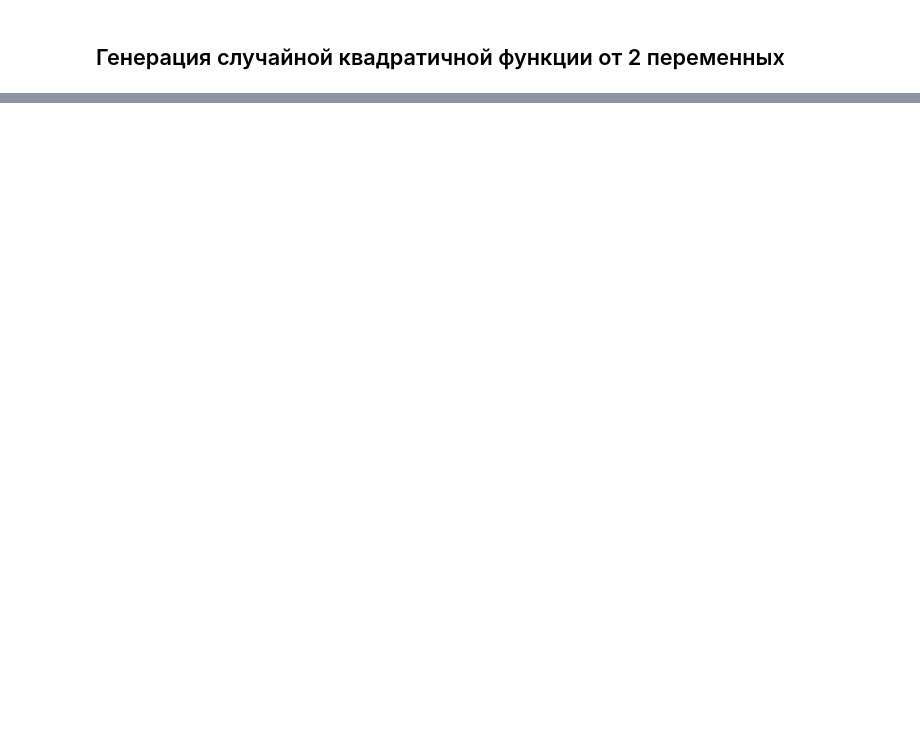
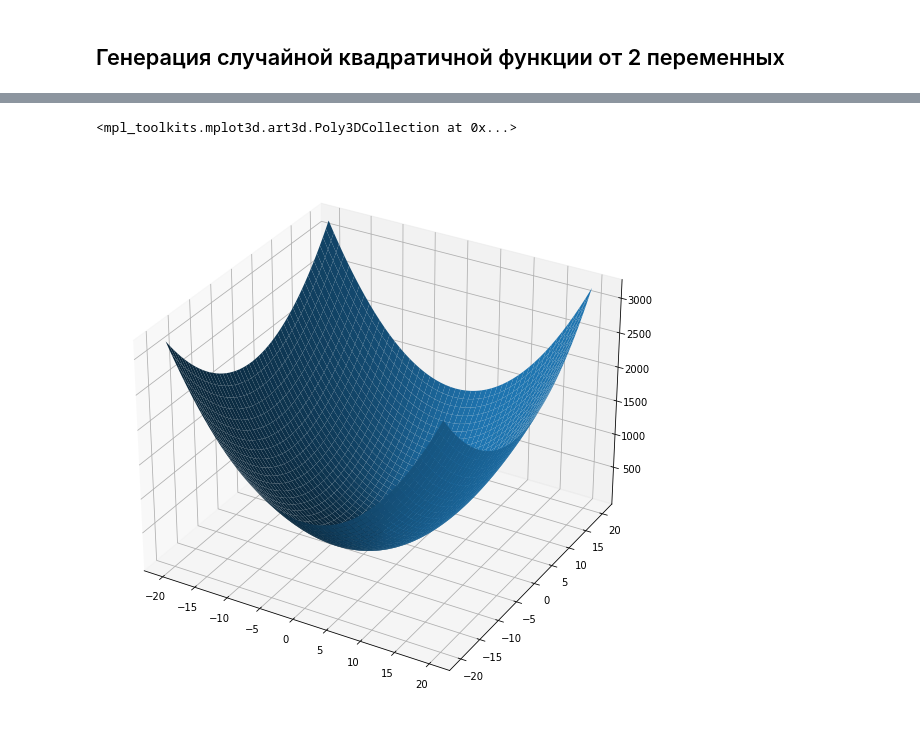
Before and after one commit to enotvtapke/MetOptLab1, a Jupyter notebook: gradient_descent.ipynb, the cells around one changed output, grey strips where cells are left out. Cells and saved outputs as stored; diff of their text form; code cells hidden in the pictures; blank space fills up the shorter version.

Commit message:
Add point 5 - example function

```diff
--- a/gradient_descent.ipynb
+++ b/gradient_descent.ipynb
@@ -345,0 +208,12 @@ ax2.contour(X[0], X[1], f(X), levels=sorted([f(p) for p in points]))
+# %%
+def f(x, y):
+    return 5 * x ** 2 + 3 * y ** 2
+
+
+def grad(x, y):
+    return [10 * x, 6 * y]
+
+t = np.linspace(-2, 2, 1000)
+X, Y = np.meshgrid(t, t)
+ax = plt.figure().add_subplot(projection='3d')
+ax.plot_surface(X, Y, f(X, Y))
@@ -345,0 +223,14 @@ ax2.contour(X[0], X[1], f(X), levels=sorted([f(p) for p in points]))
+# %%
+lr = 0.01
+epoch = 20
+x = [1, 1]
+
+points = np.zeros((epoch, 2))
+points[0] = x
+for i in range(1, epoch):
+    x = x - lr * np.array(grad(x[0], x[1]))
+    points[i] = x
+
+print(points)
+plt.plot(points[:, 0], points[:, 1], 'o-')
+plt.contour(X, Y, f(X, Y), levels=sorted([f(p[0], p[1]) for p in points]))
@@ -345,0 +260,16 @@ ax2.contour(X[0], X[1], f(X), levels=sorted([f(p) for p in points]))
+# %%
+def f(x, y):
+    return 5 * x ** 2 + 3 * y ** 2
+
+
+def grad(x, y):
+    return [10 * x, 6 * y]
+
+
+t = np.linspace(-20, 20, 1000)
+X, Y = np.meshgrid(t, t)
+ax = plt.figure().add_subplot(projection='3d')
+ax.plot_surface(X, Y, f(X, Y))
+# %% [output]
+<mpl_toolkits.mplot3d.art3d.Poly3DCollection at 0x...>
+[figure, added]
```
Also changed, not shown: parts of 23 cells of this notebook.
